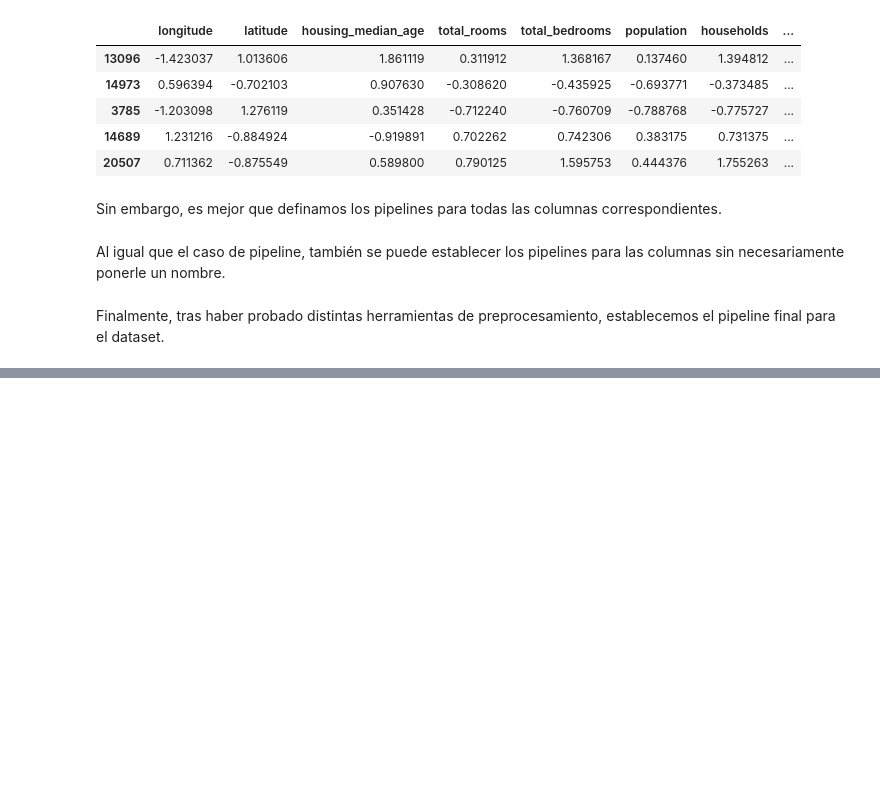
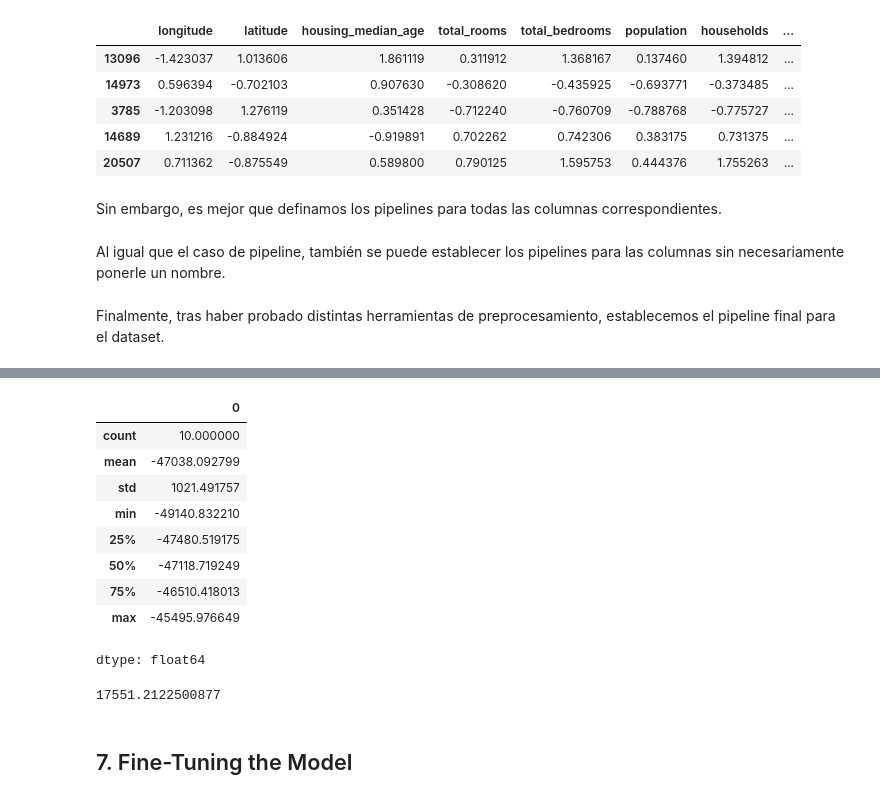
Before and after one commit to CarlossssMora/hands-on-ml-notes, a Jupyter notebook: capitulo_2/end_to_end_project.ipynb, the cells around one changed output, grey strips where cells are left out. Drawn from its saved outputs; the diff is of its cells as text; code cells hidden in the pictures; blank space fills up the shorter version.

```diff
--- a/capitulo_2/end_to_end_project.ipynb
+++ b/capitulo_2/end_to_end_project.ipynb
@@ -761,0 +914,33 @@ preprocessing = ColumnTransformer([
+# %%
+from sklearn.ensemble import RandomForestRegressor
+
+forest_reg = make_pipeline(preprocessing, RandomForestRegressor(random_state=42))
+forest_reg_rmses = -cross_val_score(
+    forest_reg,
+    housing,
+    housing_labels,
+    scoring='neg_root_mean_squared_error',
+    cv=10
+)
+# %%
+pd.Series(forest_reg_rmses).describe()
+# %% [output]
+|  | 0 |
+| count | 10.000000 |
+| mean | -47038.092799 |
+| std | 1021.491757 |
+| min | -49140.832210 |
+| 25% | -47480.519175 |
+| 50% | -47118.719249 |
+| 75% | -46510.418013 |
+| max | -45495.976649 |
+dtype: float64
+# %%
+forest_reg.fit(housing, housing_labels)
+housing_predictions = forest_reg.predict(housing)
+forest_reg_rmse = root_mean_squared_error(housing_labels, housing_predictions)
+print(forest_reg_rmse)
+# %% [output]
+17551.2122500877
+# %% [markdown]
+## 7. Fine-Tuning the Model
```
Also changed, not shown: parts of 20 cells of this notebook.
